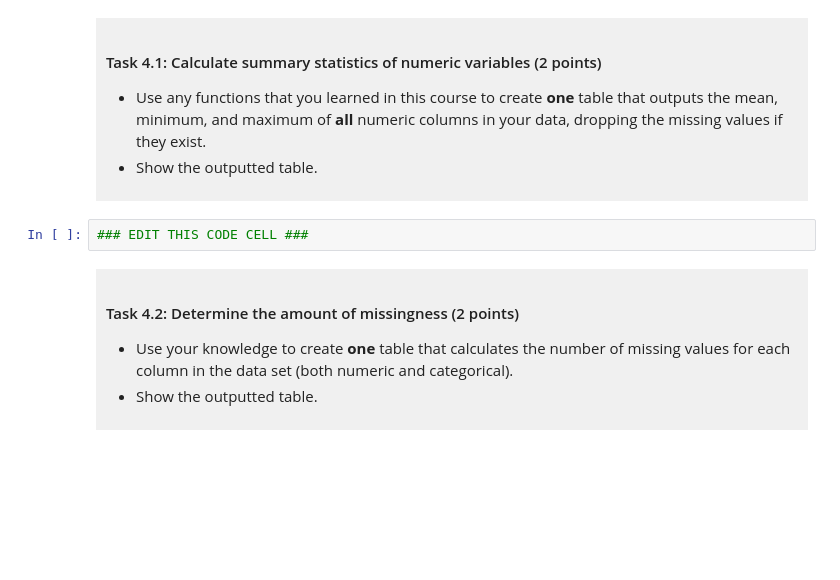
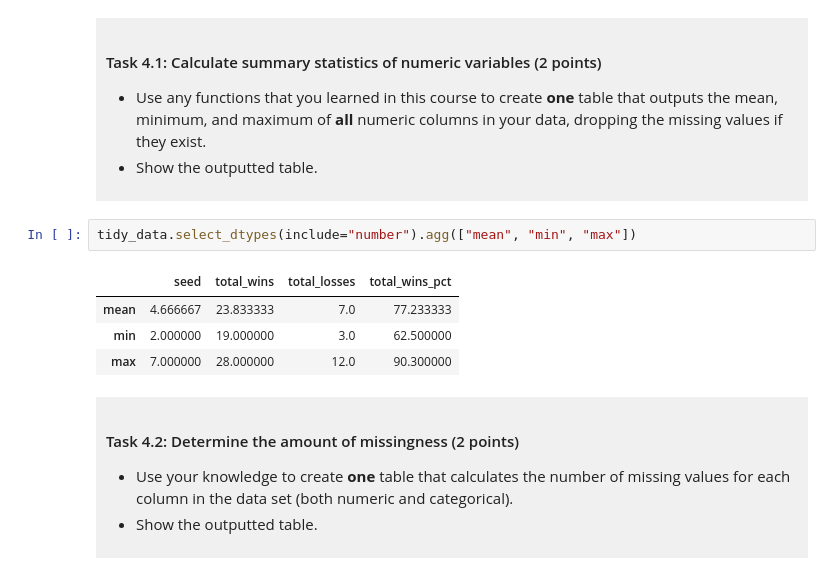
Before and after one commit to blauu05/dsci-100-project-brandon-lau, a Jupyter notebook: dsci-100-project-notebook.ipynb, the cells around one changed output. Cells and saved outputs as stored; diff of their text form; blank space fills up the shorter version.

```diff
--- a/dsci-100-project-notebook.ipynb
+++ b/dsci-100-project-notebook.ipynb
@@ -238,7 +240,12 @@ You will refine your research question (if needed) and produce a tidy data set.
 
 </div>
 # %%
-### EDIT THIS CODE CELL ###
+tidy_data.select_dtypes(include="number").agg(["mean", "min", "max"])
+# %% [output]
+|  | seed | total_wins | total_losses | total_wins_pct |
+| mean | 4.666667 | 23.833333 | 7.0 | 77.233333 |
+| min | 2.000000 | 19.000000 | 3.0 | 62.500000 |
+| max | 7.000000 | 28.000000 | 12.0 | 90.300000 |
 # %% [markdown]
 <div style="background-color: #f0f0f0; padding: 10px;">
 
```
Also changed, not shown: parts of 3 cells of this notebook.
